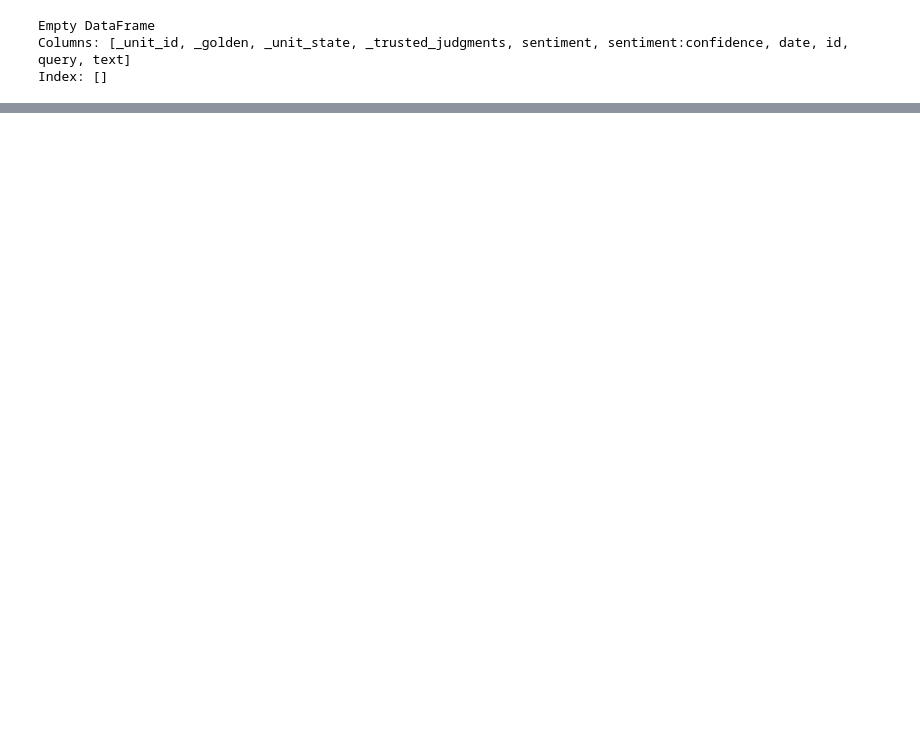
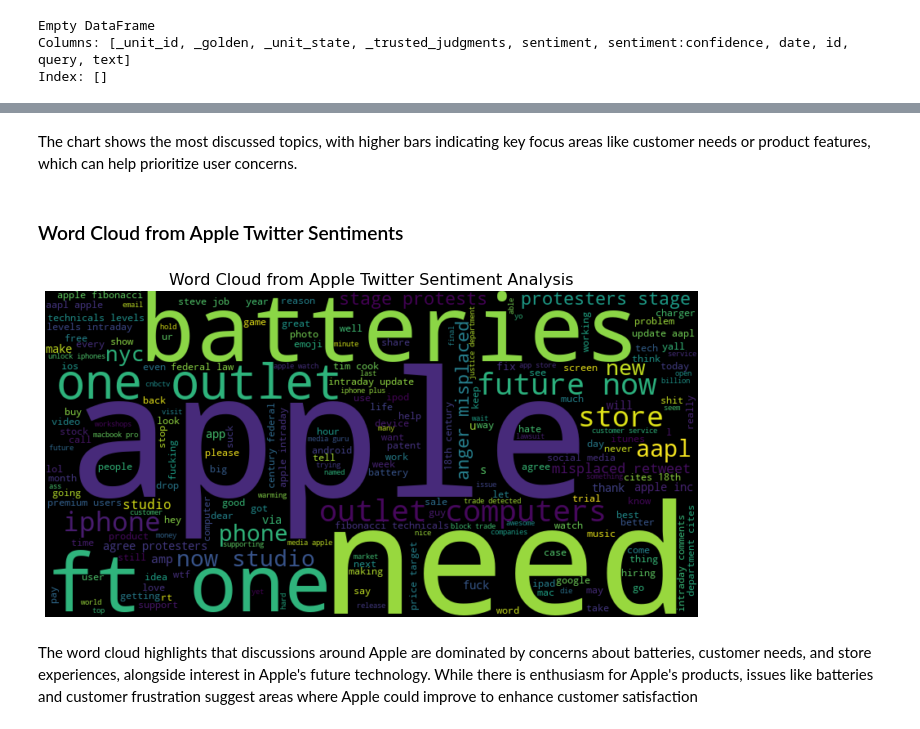
Before and after one commit to Luwate/phase-4-project, a Jupyter notebook: NLP PROJECT.ipynb, the cells around one changed output, grey strips where cells are left out. Cells and saved outputs as stored; diff of their text form; code cells hidden in the pictures; blank space fills up the shorter version.

```diff
--- a/NLP PROJECT.ipynb
+++ b/NLP PROJECT.ipynb
@@ -183,0 +232,28 @@ df
+# %% [markdown]
+The chart shows the most discussed topics, with higher bars indicating key focus areas like customer needs or product features, which can help prioritize user concerns.
+# %% [markdown]
+### Word Cloud from Apple Twitter Sentiments
+# %%
+from wordcloud import WordCloud
+# Combine all text data into a single string
+all_text = " ".join(df_clean['text'])
+
+# Create the WordCloud object
+wordcloud = WordCloud(
+    width=800,
+    height=400,
+    background_color='black',
+    colormap='viridis',
+    max_words=200
+).generate(all_text)
+
+# Plot the word cloud
+plt.figure(figsize=(12, 6))
+plt.imshow(wordcloud, interpolation='bilinear')
+plt.axis('off')
+plt.title('Word Cloud from Apple Twitter Sentiment Analysis', fontsize=16)
+plt.show()
+# %% [output]
+[figure, added]
+# %% [markdown]
+The word cloud highlights that discussions around Apple are dominated by concerns about batteries, customer needs, and store experiences, alongside interest in Apple's future technology. While there is enthusiasm for Apple's products, issues like batteries and customer frustration suggest areas where Apple could improve to enhance customer satisfaction
```
Also changed, not shown: parts of 17 cells of this notebook.
